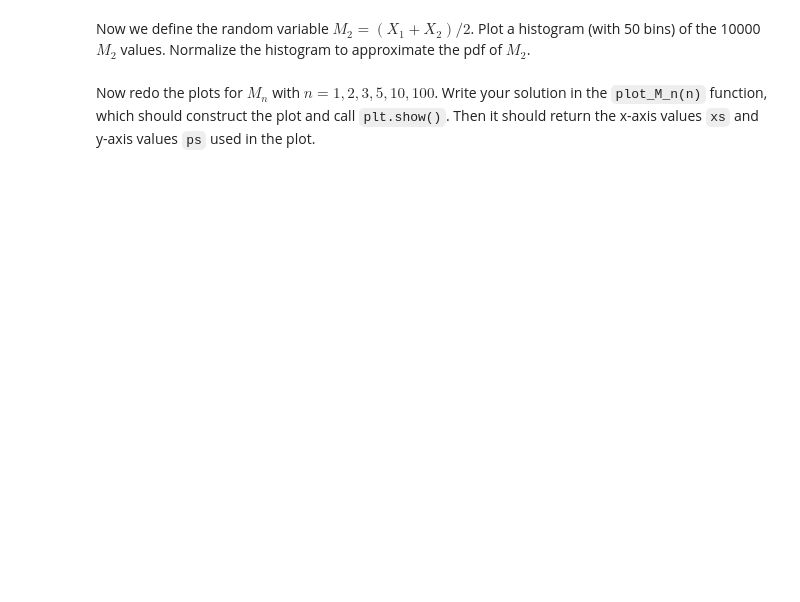
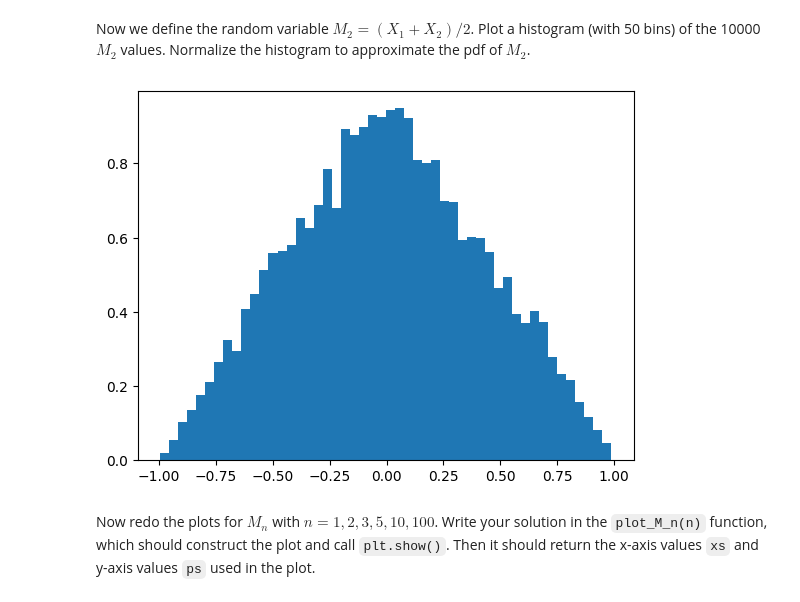
Before and after one commit to SashaLinden/StatRed, a Jupyter notebook: ML_Random_student.ipynb, the cells around one changed output. Drawn from its saved outputs; the diff is of its cells as text; code cells hidden in the pictures; blank space fills up the shorter version.

```diff
--- a/ML_Random_student.ipynb
+++ b/ML_Random_student.ipynb
@@ -125,9 +124,11 @@ Now we define the random variable $M_2=(X_1+X_2)/2$. Plot a histogram (with 50 b
 # %%
 np.random.seed(98394829)
 sampleXi = np.random.uniform(low=-1, high=+1, size=(10000,2))
 sampleMi = np.mean(sampleXi, axis=1)
 
-# Now make the histogram, normalize it and make a plot.
-#. Your solution here ...
+h, be = np.histogram(sampleMi, bins=50)
+plt.bar(be[:-1], histogram2pdf(h, be), width=be[1]-be[0], align='edge');
+# %% [output]
+[figure, added]
 # %% [markdown]
 Now redo the plots for $M_n$ with $n=1, 2, 3, 5, 10, 100$. Write your solution in the `plot_M_n(n)` function, which should construct the plot and call `plt.show()`. Then it should return the x-axis values `xs` and y-axis values `ps` used in the plot.
```
Also changed, not shown: parts of 6 cells of this notebook.
